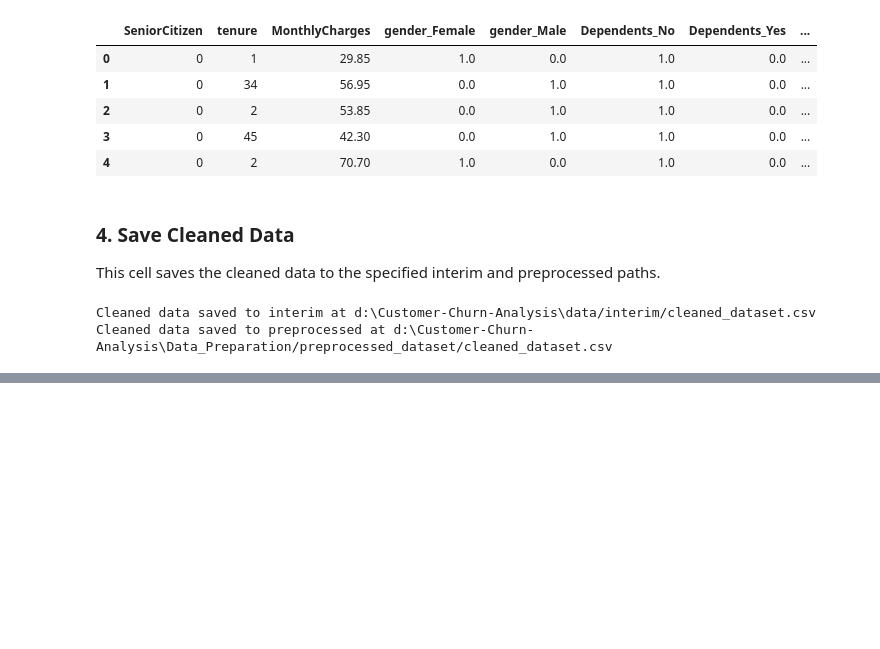
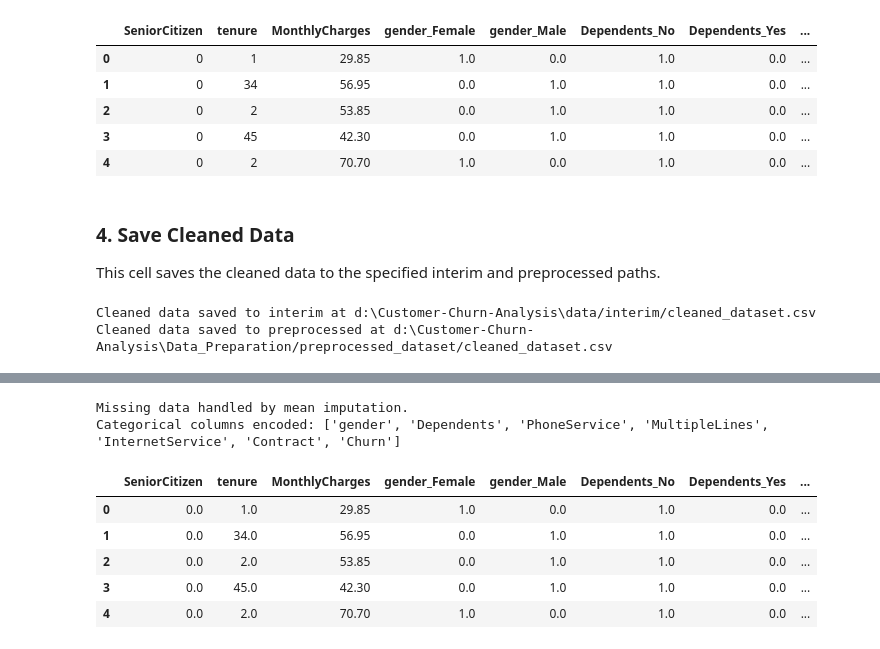
Before and after one commit to Maniramluitel2056/Customer-Churn-Analysis, a Jupyter notebook: notebooks/data_preprocessing/data_preprocessing.ipynb, the cells around one changed output, grey strips where cells are left out. Saved outputs shown, nothing was run; the diff lists cells and outputs as text; code cells hidden in the pictures; blank space fills up the shorter version.

Commit message:
Implement Data Preprocessing, Feature Engineering, and EDA for Customer Churn Analysis

```diff
--- a/notebooks/data_preprocessing/data_preprocessing.ipynb
+++ b/notebooks/data_preprocessing/data_preprocessing.ipynb
@@ -156,0 +144,26 @@ By documenting each step and summarizing the results, I ensure clarity and repro
+# %%
+import os
+import sys
+
+# Add the utils directory to the system path
+utils_path = os.path.join(os.path.abspath(''), '..', 'utils')
+if utils_path not in sys.path:
+    sys.path.append(utils_path)
+
+# Now import the handle_missing_and_encode module
+from handle_missing_and_encode import handle_missing_and_encode
+
+# Handle missing data and encode categorical variables
+df_cleaned = handle_missing_and_encode(df)
+
+# Verify the cleaned data
+df_cleaned.head()
+# %% [output]
+Missing data handled by mean imputation.
+Categorical columns encoded: ['gender', 'Dependents', 'PhoneService', 'MultipleLines', 'InternetService', 'Contract', 'Churn']
+|  | SeniorCitizen | tenure | MonthlyCharges | gender_Female | gender_Male | Dependents_No | Dependents_Yes | ... |
+| 0 | 0.0 | 1.0 | 29.85 | 1.0 | 0.0 | 1.0 | 0.0 | ... |
+| 1 | 0.0 | 34.0 | 56.95 | 0.0 | 1.0 | 1.0 | 0.0 | ... |
+| 2 | 0.0 | 2.0 | 53.85 | 0.0 | 1.0 | 1.0 | 0.0 | ... |
+| 3 | 0.0 | 45.0 | 42.30 | 0.0 | 1.0 | 1.0 | 0.0 | ... |
+| 4 | 0.0 | 2.0 | 70.70 | 1.0 | 0.0 | 1.0 | 0.0 | ... |
```
Also changed, not shown: parts of 15 cells of this notebook, 49 other files.
